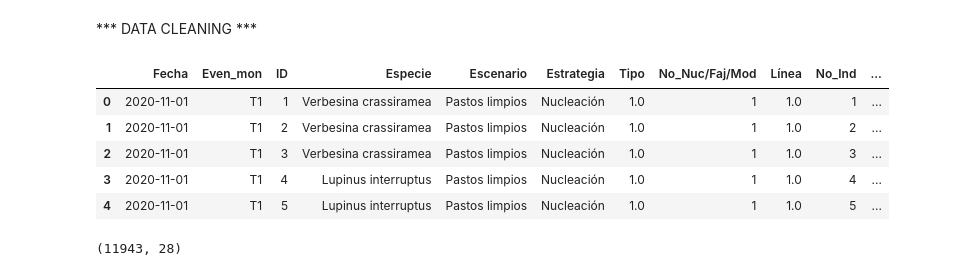
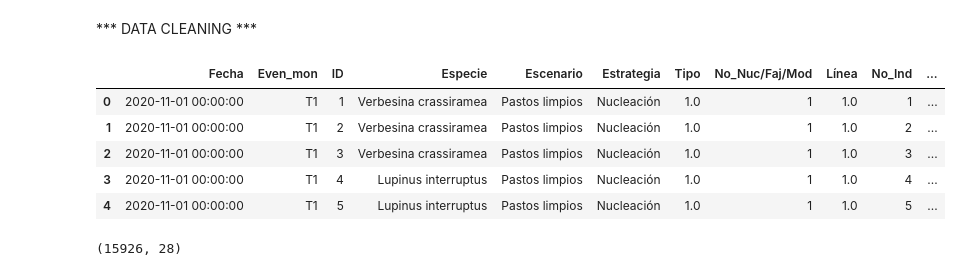
Before and after one commit to Slid61/plant-restoration-size, a Jupyter notebook: process_data.ipynb, the cells around one changed output. Drawn from its saved outputs; the diff is of its cells as text; code cells hidden in the pictures.

```diff
--- a/process_data.ipynb
+++ b/process_data.ipynb
@@ -7,20 +7,20 @@ import joblib
 # %%
 # TODO: convert this all to functions.
 # Load data
-df = pd.read_excel("raw data/esmeralda.xlsx", engine="openpyxl")
+df = pd.read_excel("raw data/esmeraldat4.xlsx", engine="openpyxl")
 pd.set_option("display.max_columns", None)
 df.head()
 # %% [output]
 |  | Fecha | Even_mon | ID | Especie | Escenario | Estrategia | Tipo | No_Nuc/Faj/Mod | Línea | No_Ind | ... |
-| 0 | 2020-11-01 | T1 | 1 | Verbesina crassiramea | Pastos limpios | Nucleación | 1.0 | 1 | 1.0 | 1 | ... |
-| 1 | 2020-11-01 | T1 | 2 | Verbesina crassiramea | Pastos limpios | Nucleación | 1.0 | 1 | 1.0 | 2 | ... |
-| 2 | 2020-11-01 | T1 | 3 | Verbesina crassiramea | Pastos limpios | Nucleación | 1.0 | 1 | 1.0 | 3 | ... |
-| 3 | 2020-11-01 | T1 | 4 | Lupinus interruptus | Pastos limpios | Nucleación | 1.0 | 1 | 1.0 | 4 | ... |
-| 4 | 2020-11-01 | T1 | 5 | Lupinus interruptus | Pastos limpios | Nucleación | 1.0 | 1 | 1.0 | 5 | ... |
+| 0 | 2020-11-01 00:00:00 | T1 | 1 | Verbesina crassiramea | Pastos limpios | Nucleación | 1.0 | 1 | 1.0 | 1 | ... |
+| 1 | 2020-11-01 00:00:00 | T1 | 2 | Verbesina crassiramea | Pastos limpios | Nucleación | 1.0 | 1 | 1.0 | 2 | ... |
+| 2 | 2020-11-01 00:00:00 | T1 | 3 | Verbesina crassiramea | Pastos limpios | Nucleación | 1.0 | 1 | 1.0 | 3 | ... |
+| 3 | 2020-11-01 00:00:00 | T1 | 4 | Lupinus interruptus | Pastos limpios | Nucleación | 1.0 | 1 | 1.0 | 4 | ... |
+| 4 | 2020-11-01 00:00:00 | T1 | 5 | Lupinus interruptus | Pastos limpios | Nucleación | 1.0 | 1 | 1.0 | 5 | ... |
 # %%
 df.shape
 # %% [output]
-(11943, 28)
+(15926, 28)
 # %%
 # Start converting to the proper datatypes
 df = df.convert_dtypes()
```
Also changed, not shown: parts of 2 cells of this notebook, 9 other files.
